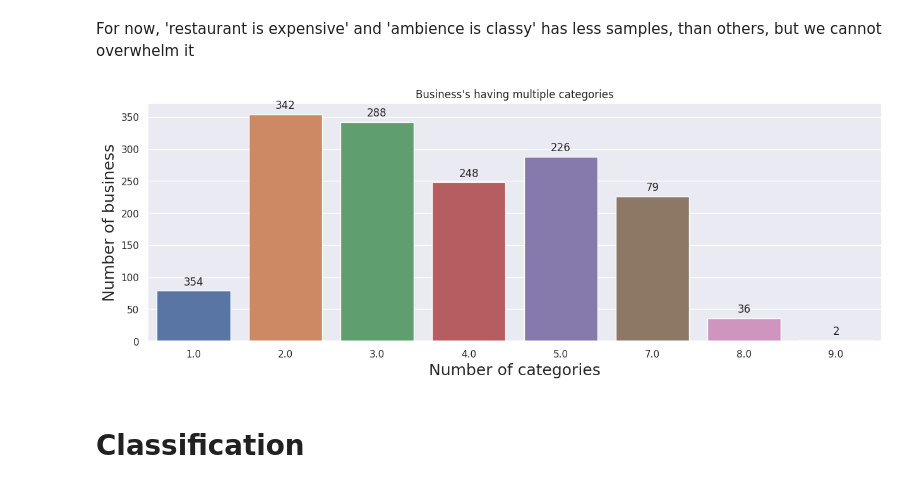
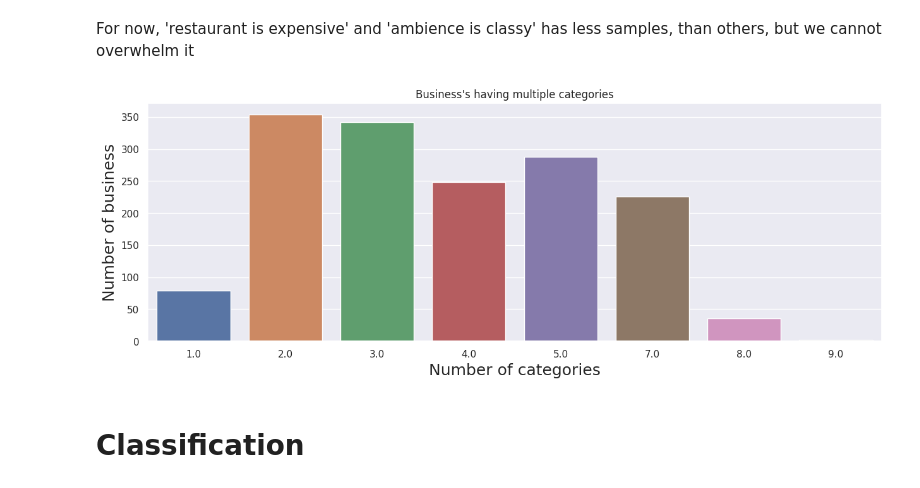
Before and after one commit to Midren/yelp_photo_classification, a Jupyter notebook: yelp_classification.ipynb, the cells around one changed output. Drawn from its saved outputs; the diff is of its cells as text; code cells hidden in the pictures.

```diff
--- a/yelp_classification.ipynb
+++ b/yelp_classification.ipynb
@@ -277,24 +268,18 @@ For now, 'restaurant is expensive' and 'ambience is classy' has less samples, th
 # %%
 rowSums = df.iloc[:, Y_IND].sum(axis=1)
 multiLabel_counts = rowSums.value_counts()
 multiLabel_counts = multiLabel_counts.iloc[1:]
 
 sns.set(font_scale = 1)
 ax = sns.barplot(multiLabel_counts.index, multiLabel_counts.values)
 
 plt.title("Business's having multiple categories")
 plt.ylabel('Number of business', fontsize=18)
 plt.xlabel('Number of categories', fontsize=18)#adding the text labels
 
-rects = ax.patches
-labels = multiLabel_counts.values
-for rect, label in zip(rects, labels):
-    height = rect.get_height()
-    ax.text(rect.get_x() + rect.get_width()/2, height + 5, label, ha='center', va='bottom')
-
 plt.show()
 # %% [output]
-[figure, old version]
+[figure, new version]
 # %% [markdown]
 # Classification
 # %%
```
Also changed, not shown: parts of 18 cells of this notebook.
